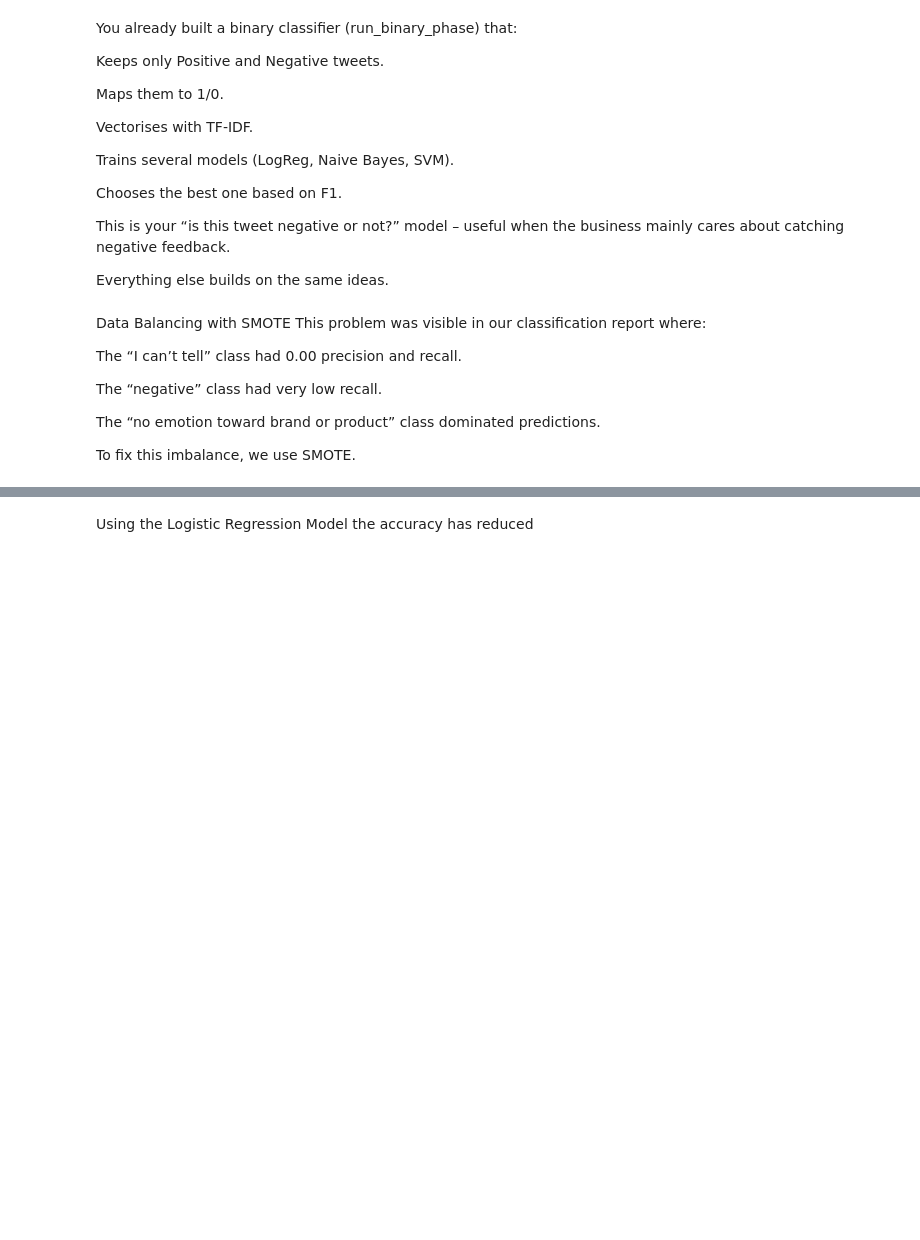
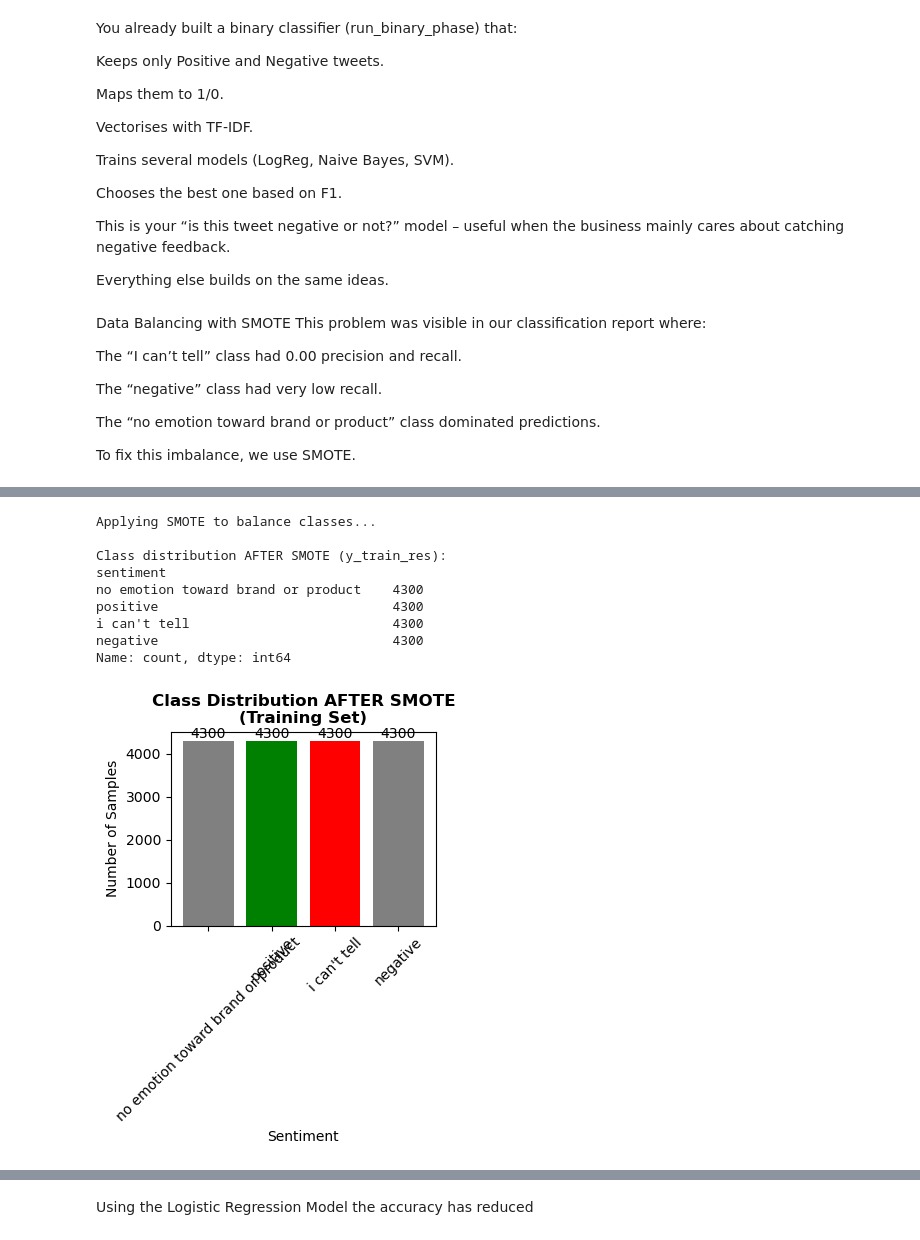
Before and after one commit to Joan-omanyo/dsc-phase-4-project-v3-group-6, a Jupyter notebook: Untitled.ipynb, the cells around one changed output, grey strips where cells are left out. Cells and saved outputs as stored; diff of their text form; code cells hidden in the pictures; blank space fills up the shorter version.

```diff
--- a/Untitled.ipynb
+++ b/Untitled.ipynb
@@ -506,0 +597,38 @@ Name: count, dtype: int64
+# %%
+# 2. Apply SMOTE on TF-IDF vectors (training only)***************************original
+print("\nApplying SMOTE to balance classes...")
+smote = SMOTE(random_state=42)
+X_train_res, y_train_res = smote.fit_resample(X_train_vec, y_train)
+
+# 3. Inspect new balanced distribution
+print("\nClass distribution AFTER SMOTE (y_train_res):")
+smote_distribution = pd.Series(y_train_res).value_counts()
+print(smote_distribution)
+
+# Display visual of balanced classes after SMOTE
+plt.subplot(1, 2, 2)
+bars = plt.bar(smote_distribution.index, smote_distribution.values, color=colors)
+plt.title('Class Distribution AFTER SMOTE\n(Training Set)', fontsize=12, fontweight='bold')
+plt.xlabel('Sentiment')
+plt.ylabel('Number of Samples')
+plt.xticks(rotation=45)
+
+# Add count labels on bars
+for bar in bars:
+    height = bar.get_height()
+    plt.text(bar.get_x() + bar.get_width()/2., height,
+             f'{int(height)}', ha='center', va='bottom')
+
+plt.tight_layout()
+plt.show()
+# %% [output]
+Applying SMOTE to balance classes...
+
+Class distribution AFTER SMOTE (y_train_res):
+sentiment
+no emotion toward brand or product    4300
+positive                              4300
+i can't tell                          4300
+negative                              4300
+Name: count, dtype: int64
+[figure, added]
```
Also changed, not shown: parts of 34 cells of this notebook, 1 other file.
